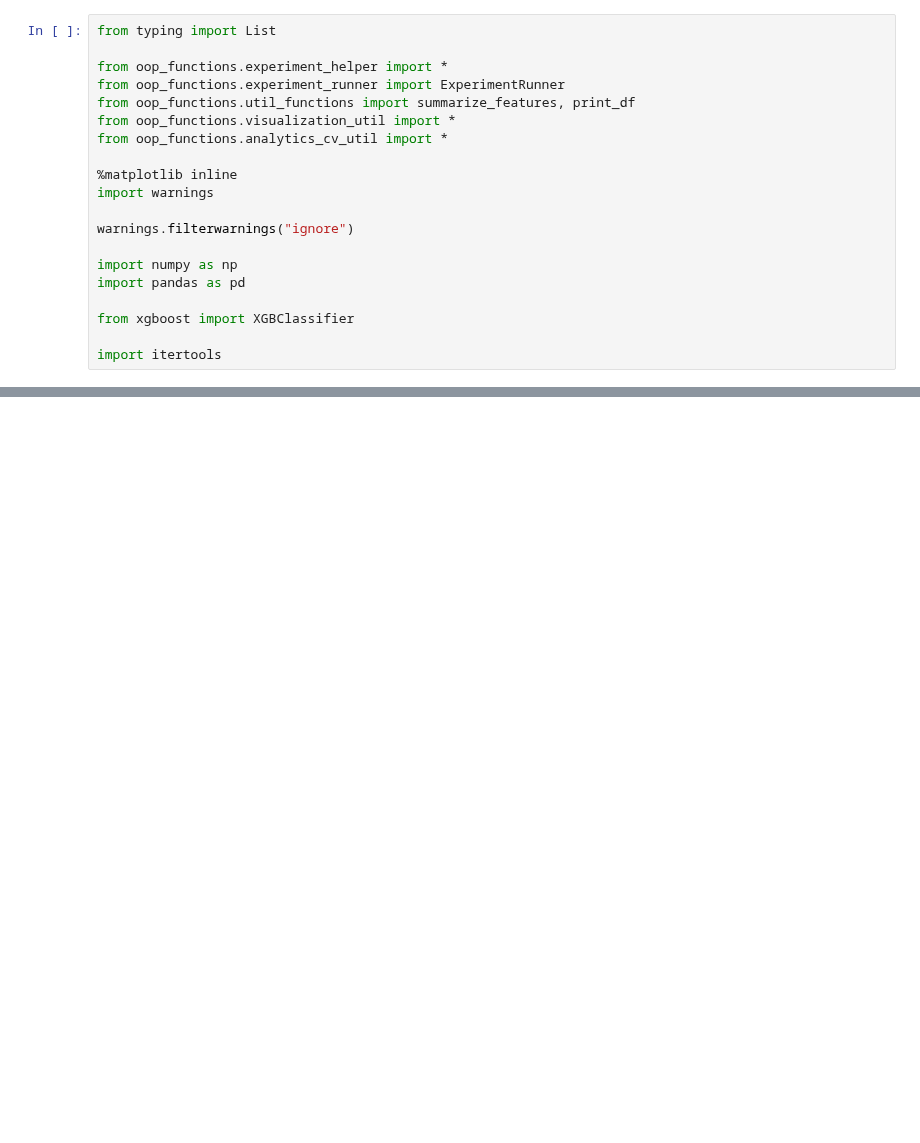
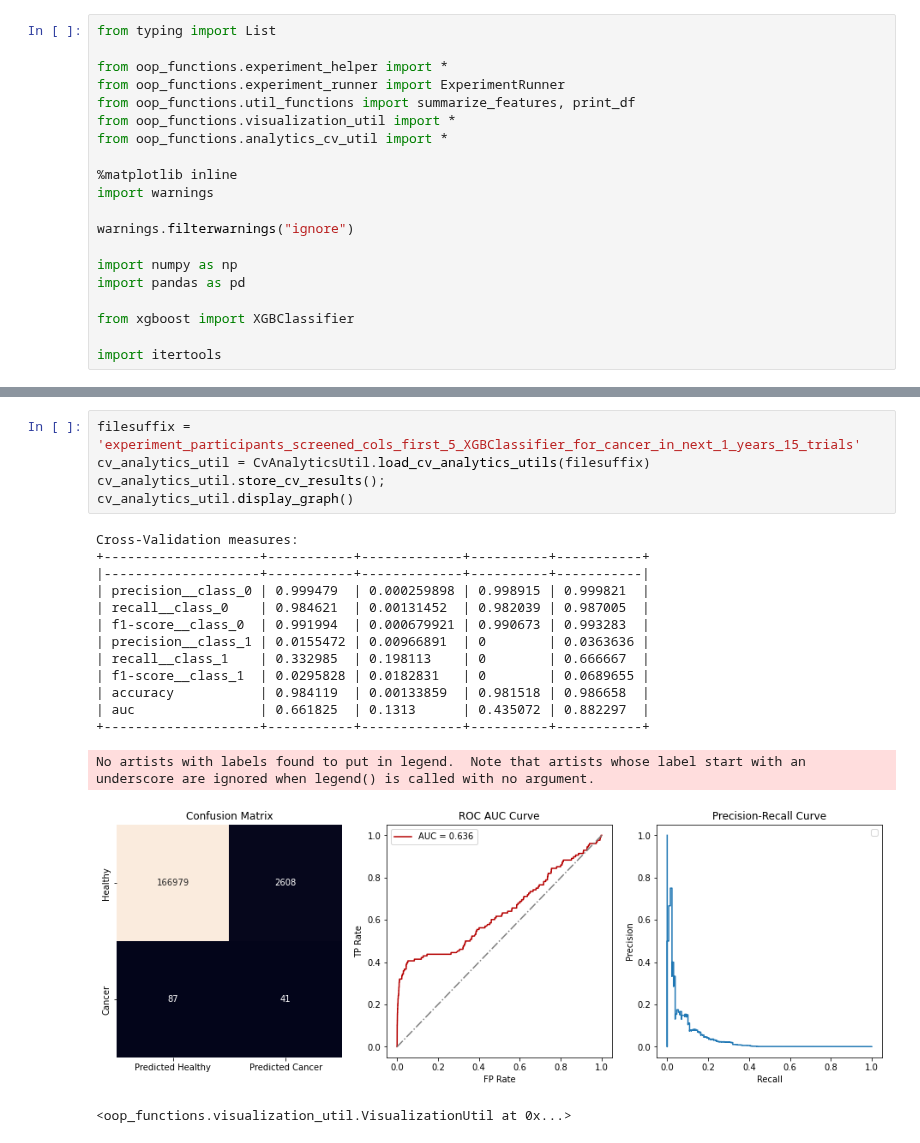
Before and after one commit to fedorenkood/ovarian_cancer_models, a Jupyter notebook: report.ipynb, the cells around one changed output, grey strips where cells are left out. Cells and saved outputs as stored; diff of their text form; blank space fills up the shorter version.

```diff
--- a/report.ipynb
+++ b/report.ipynb
@@ -46,0 +63,21 @@ cv_analytics_util.display_graph()
+# %%
+filesuffix = 'experiment_participants_screened_cols_first_5_XGBClassifier_for_cancer_in_next_1_years_15_trials'
+cv_analytics_util = CvAnalyticsUtil.load_cv_analytics_utils(filesuffix)
+cv_analytics_util.store_cv_results();
+cv_analytics_util.display_graph()
+# %% [output]
+Cross-Validation measures:
++--------------------+-----------+-------------+----------+-----------+
+|--------------------+-----------+-------------+----------+-----------|
+| precision__class_0 | 0.999479  | 0.000259898 | 0.998915 | 0.999821  |
+| recall__class_0    | 0.984621  | 0.00131452  | 0.982039 | 0.987005  |
+| f1-score__class_0  | 0.991994  | 0.000679921 | 0.990673 | 0.993283  |
+| precision__class_1 | 0.0155472 | 0.00966891  | 0        | 0.0363636 |
+| recall__class_1    | 0.332985  | 0.198113    | 0        | 0.666667  |
+| f1-score__class_1  | 0.0295828 | 0.0182831   | 0        | 0.0689655 |
+| accuracy           | 0.984119  | 0.00133859  | 0.981518 | 0.986658  |
+| auc                | 0.661825  | 0.1313      | 0.435072 | 0.882297  |
++--------------------+-----------+-------------+----------+-----------+
+No artists with labels found to put in legend.  Note that artists whose label start with an underscore are ignored when legend() is called with no argument.
+[figure, added]
+<oop_functions.visualization_util.VisualizationUtil at 0x...>
```
Also changed, not shown: parts of 3 cells of this notebook, 16 other files.
